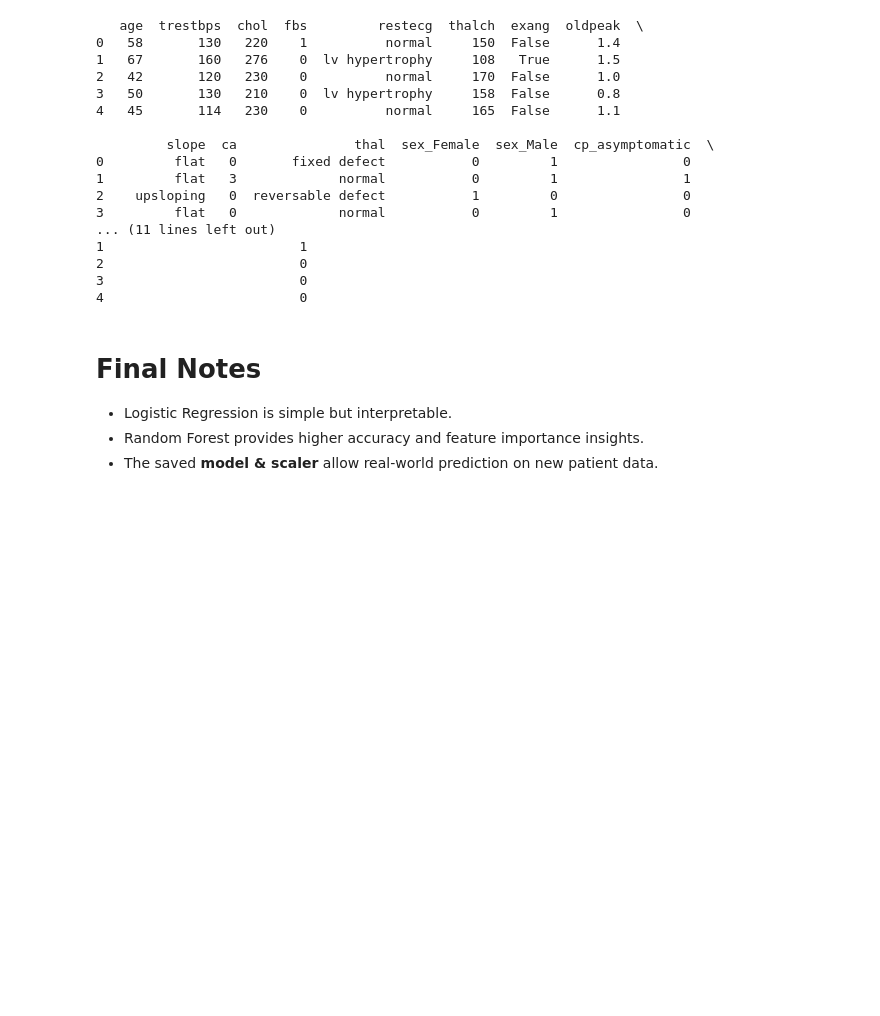
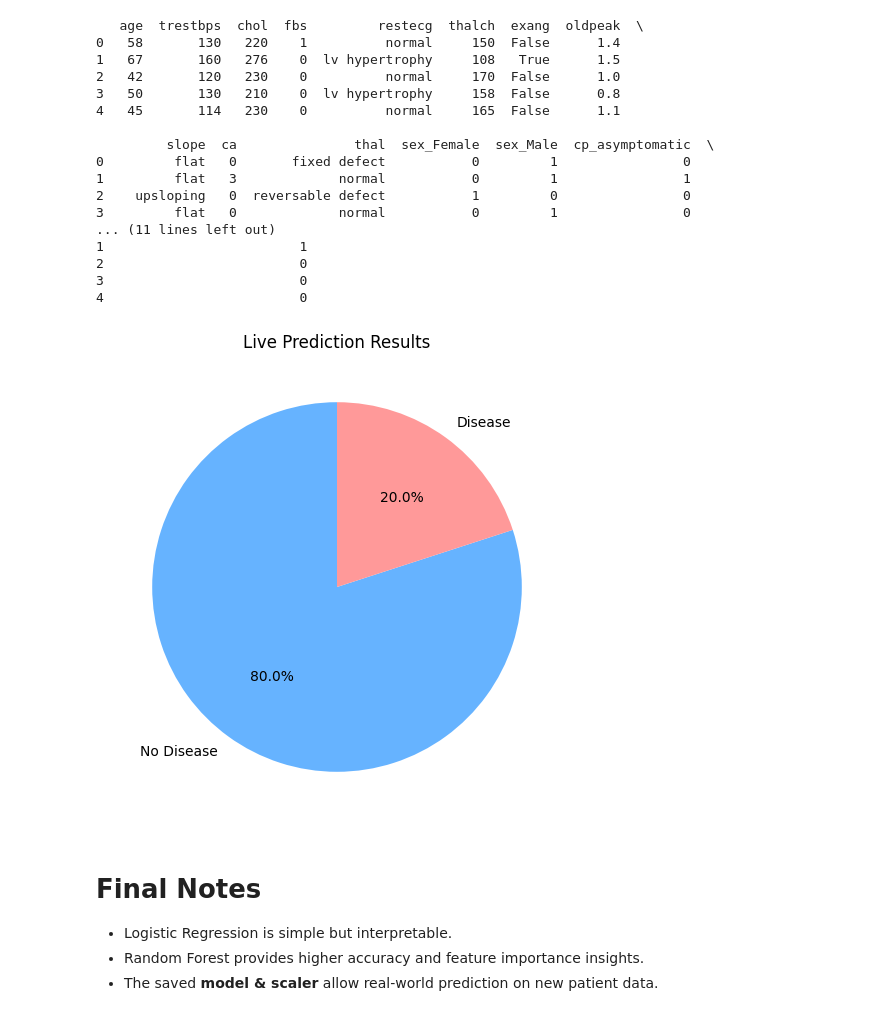
Before and after one commit to allenimmnauel018/Heart-Disease-Prediction, a Jupyter notebook: Disease Predictor.ipynb, the cells around one changed output. Saved outputs shown, nothing was run; the diff lists cells and outputs as text; code cells hidden in the pictures; blank space fills up the shorter version.

```diff
--- a/Disease Predictor.ipynb
+++ b/Disease Predictor.ipynb
@@ -307,6 +322,18 @@ print(user_df)
 2                         0
 3                         0
 4                         0
+# %%
+# Count predictions (0 = No Disease, 1 = Disease)
+pred_counts = user_df['Heart_Disease_Prediction'].value_counts()
+
+# Pie chart
+pred_counts.plot(kind='pie', autopct='%1.1f%%', labels=['No Disease', 'Disease'],
+                 colors=['#66b3ff','#ff9999'], startangle=90, figsize=(6,6))
+plt.title("Live Prediction Results")
+plt.ylabel("")
+plt.show()
+# %% [output]
+[figure, added]
 # %% [markdown]
 # Final Notes
 - Logistic Regression is simple but interpretable.
```
Also changed, not shown: parts of 3 cells of this notebook.
